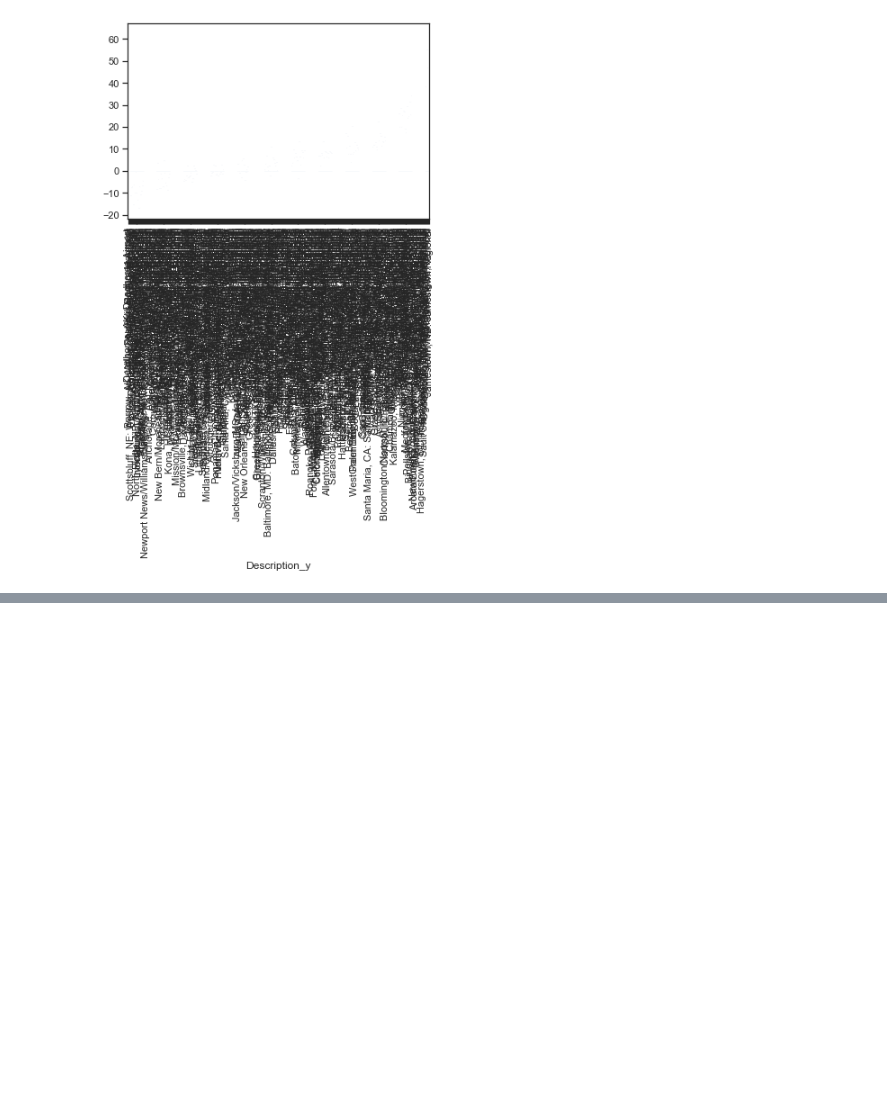
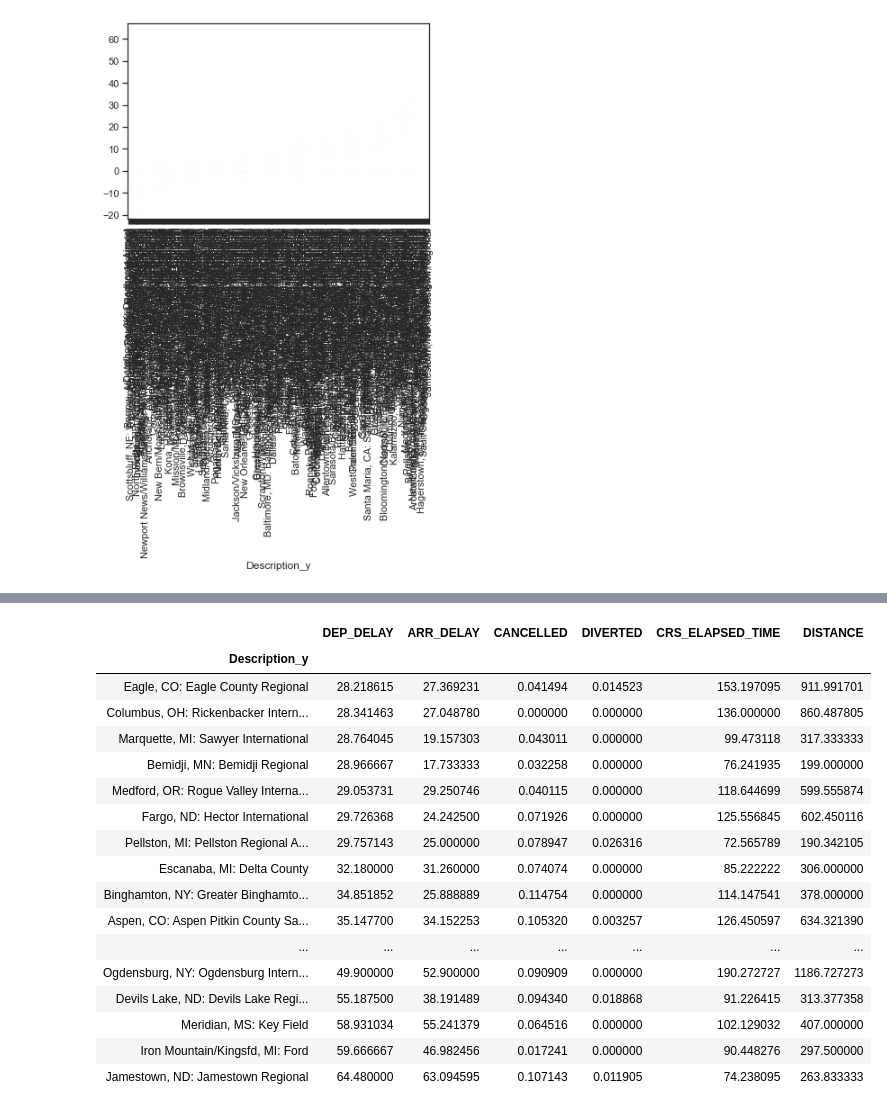
Before and after one commit to justinpaulturner/Hate-To-Wait_Airline_Exploratory_Data_Analysis, a Jupyter notebook: Data Tests.ipynb, the cells around one changed output, grey strips where cells are left out. Drawn from its saved outputs; the diff is of its cells as text; code cells hidden in the pictures; blank space fills up the shorter version.

```diff
--- a/Data Tests.ipynb
+++ b/Data Tests.ipynb
@@ -231,0 +323,21 @@ grouped_and_sorted_by_airport_df['ARR_DELAY'].plot.bar()
+# %%
+grouped_and_sorted_by_airport_df.tail(30)
+# %% [output]
+|  | DEP_DELAY | ARR_DELAY | CANCELLED | DIVERTED | CRS_ELAPSED_TIME | DISTANCE |
+| Description_y |  |  |  |  |  |  |
+| Eagle, CO: Eagle County Regional | 28.218615 | 27.369231 | 0.041494 | 0.014523 | 153.197095 | 911.991701 |
+| Columbus, OH: Rickenbacker Intern... | 28.341463 | 27.048780 | 0.000000 | 0.000000 | 136.000000 | 860.487805 |
+| Marquette, MI: Sawyer International | 28.764045 | 19.157303 | 0.043011 | 0.000000 | 99.473118 | 317.333333 |
+| Bemidji, MN: Bemidji Regional | 28.966667 | 17.733333 | 0.032258 | 0.000000 | 76.241935 | 199.000000 |
+| Medford, OR: Rogue Valley Interna... | 29.053731 | 29.250746 | 0.040115 | 0.000000 | 118.644699 | 599.555874 |
+| Fargo, ND: Hector International | 29.726368 | 24.242500 | 0.071926 | 0.000000 | 125.556845 | 602.450116 |
+| Pellston, MI: Pellston Regional A... | 29.757143 | 25.000000 | 0.078947 | 0.026316 | 72.565789 | 190.342105 |
+| Escanaba, MI: Delta County | 32.180000 | 31.260000 | 0.074074 | 0.000000 | 85.222222 | 306.000000 |
+| Binghamton, NY: Greater Binghamto... | 34.851852 | 25.888889 | 0.114754 | 0.000000 | 114.147541 | 378.000000 |
+| Aspen, CO: Aspen Pitkin County Sa... | 35.147700 | 34.152253 | 0.105320 | 0.003257 | 126.450597 | 634.321390 |
+| ... | ... | ... | ... | ... | ... | ... |
+| Ogdensburg, NY: Ogdensburg Intern... | 49.900000 | 52.900000 | 0.090909 | 0.000000 | 190.272727 | 1186.727273 |
+| Devils Lake, ND: Devils Lake Regi... | 55.187500 | 38.191489 | 0.094340 | 0.018868 | 91.226415 | 313.377358 |
+| Meridian, MS: Key Field | 58.931034 | 55.241379 | 0.064516 | 0.000000 | 102.129032 | 407.000000 |
+| Iron Mountain/Kingsfd, MI: Ford | 59.666667 | 46.982456 | 0.017241 | 0.000000 | 90.448276 | 297.500000 |
+| Jamestown, ND: Jamestown Regional | 64.480000 | 63.094595 | 0.107143 | 0.011905 | 74.238095 | 263.833333 |
```
Also changed, not shown: parts of 8 cells of this notebook.
